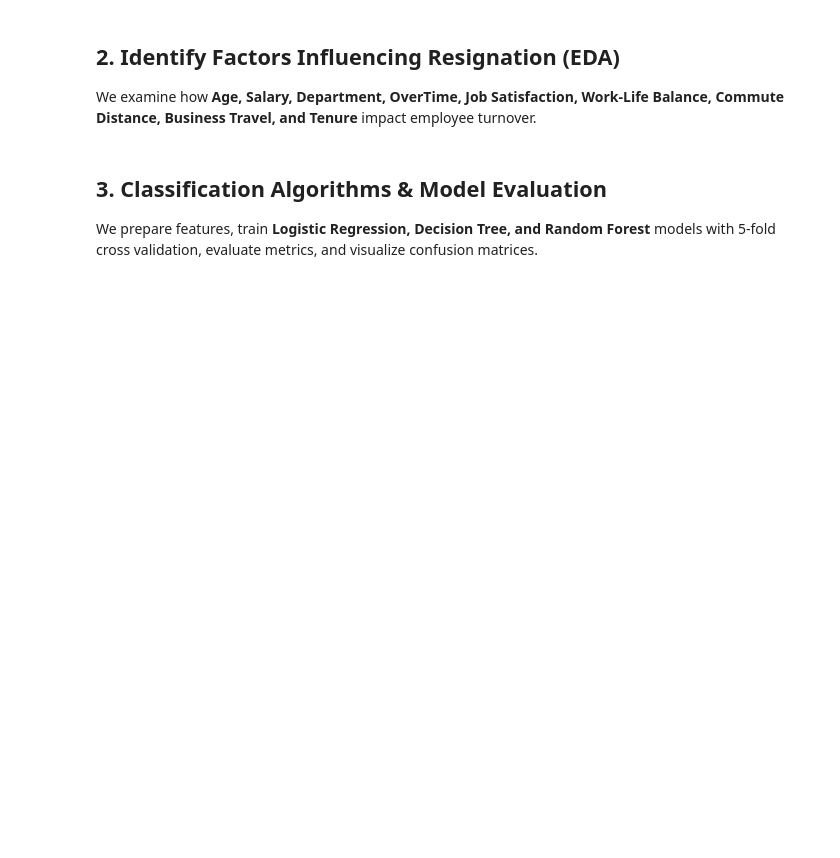
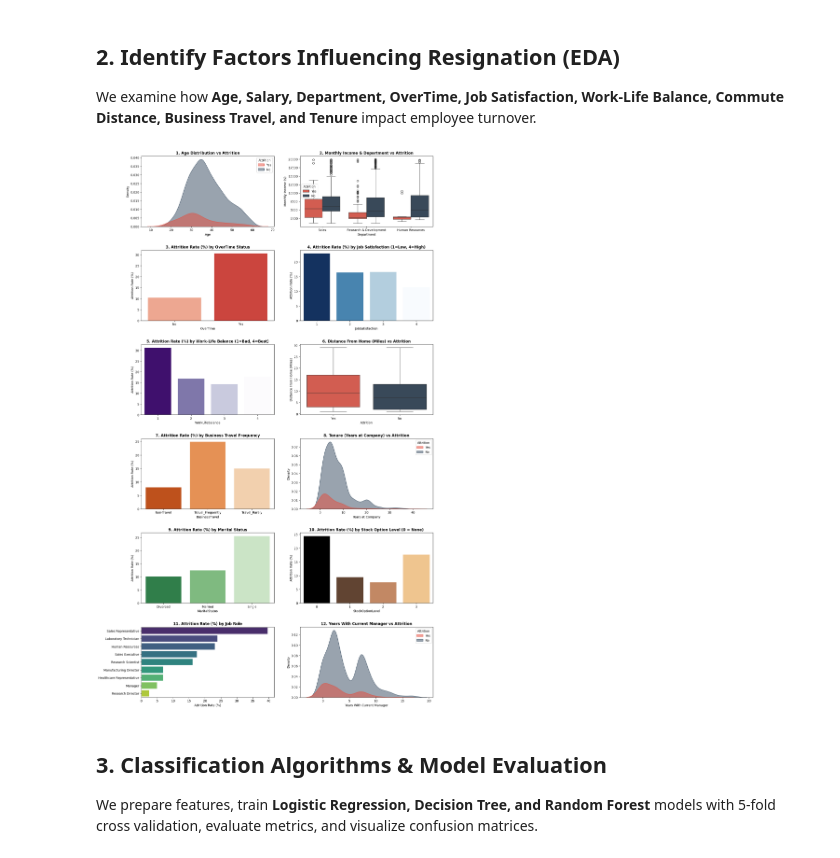
Before and after one commit to ifchandesh/employee_attrition_analysis, a Jupyter notebook: employee_attrition_analysis.ipynb, the cells around one changed output. Saved outputs shown, nothing was run; the diff lists cells and outputs as text; code cells hidden in the pictures; blank space fills up the shorter version.

```diff
--- a/employee_attrition_analysis.ipynb
+++ b/employee_attrition_analysis.ipynb
@@ -43,13 +52,13 @@ df.head()
 ## 2. Identify Factors Influencing Resignation (EDA)
 We examine how **Age, Salary, Department, OverTime, Job Satisfaction, Work-Life Balance, Commute Distance, Business Travel, and Tenure** impact employee turnover.
 # %%
-# Comprehensive EDA: Visualizing key factors driving attrition
-fig, axes = plt.subplots(4, 2, figsize=(15, 16))
+# Comprehensive EDA: Visualizing 12 key factors driving attrition
+fig, axes = plt.subplots(6, 2, figsize=(16, 26))
 palette = {'Yes': '#e74c3c', 'No': '#34495e'}
 
 # 1. Age Distribution
 sns.kdeplot(data=df, x='Age', hue='Attrition', fill=True, palette=palette, ax=axes[0, 0], alpha=0.5)
-axes[0, 0].set_title("1. Age Distribution vs Attrition (Younger employees leave more)", fontweight='bold')
+axes[0, 0].set_title("1. Age Distribution vs Attrition", fontweight='bold')
 axes[0, 0].set_xlabel("Age")
 
 # 2. Monthly Income by Department
@@ -66,38 +75,60 @@ axes[1, 0].set_ylabel("Attrition Rate (%)")
 
 # 4. Job Satisfaction Impact
 sat_pct = df.groupby('JobSatisfaction')['Attrition'].apply(lambda x: (x == 'Yes').mean() * 100).reset_index()
 sns.barplot(data=sat_pct, x='JobSatisfaction', y='Attrition', hue='JobSatisfaction', palette='Blues_r', legend=False, ax=axes[1, 1])
 axes[1, 1].set_title("4. Attrition Rate (%) by Job Satisfaction (1=Low, 4=High)", fontweight='bold')
 axes[1, 1].set_ylabel("Attrition Rate (%)")
-axes[1, 1].set_xlabel("Job Satisfaction Rating")
 
 # 5. Work-Life Balance Impact
 wlb_pct = df.groupby('WorkLifeBalance')['Attrition'].apply(lambda x: (x == 'Yes').mean() * 100).reset_index()
 sns.barplot(data=wlb_pct, x='WorkLifeBalance', y='Attrition', hue='WorkLifeBalance', palette='Purples_r', legend=False, ax=axes[2, 0])
 axes[2, 0].set_title("5. Attrition Rate (%) by Work-Life Balance (1=Bad, 4=Best)", fontweight='bold')
 axes[2, 0].set_ylabel("Attrition Rate (%)")
-axes[2, 0].set_xlabel("Work-Life Balance Rating")
 
 # 6. Distance From Home Impact
 sns.boxplot(data=df, x='Attrition', y='DistanceFromHome', hue='Attrition', palette=palette, legend=False, ax=axes[2, 1])
 axes[2, 1].set_title("6. Distance From Home (Miles) vs Attrition", fontweight='bold')
-axes[2, 1].set_xlabel("Attrition")
 axes[2, 1].set_ylabel("Distance From Home (Miles)")
 
 # 7. Business Travel Frequency
 travel_pct = df.groupby('BusinessTravel')['Attrition'].apply(lambda x: (x == 'Yes').mean() * 100).reset_index()
 sns.barplot(data=travel_pct, x='BusinessTravel', y='Attrition', hue='BusinessTravel', palette='Oranges_r', legend=False, ax=axes[3, 0])
 axes[3, 0].set_title("7. Attrition Rate (%) by Business Travel Frequency", fontweight='bold')
 axes[3, 0].set_ylabel("Attrition Rate (%)")
-axes[3, 0].set_xlabel("Travel Frequency")
 
 # 8. Tenure Distribution (Years at Company)
 sns.kdeplot(data=df, x='YearsAtCompany', hue='Attrition', fill=True, palette=palette, ax=axes[3, 1], alpha=0.5)
 axes[3, 1].set_title("8. Tenure (Years at Company) vs Attrition", fontweight='bold')
 axes[3, 1].set_xlabel("Years at Company")
 
-plt.tight_layout()
+# 9. Marital Status
+marital_pct = df.groupby('MaritalStatus')['Attrition'].apply(lambda x: (x == 'Yes').mean() * 100).reset_index()
+sns.barplot(data=marital_pct, x='MaritalStatus', y='Attrition', hue='MaritalStatus', palette='Greens_r', legend=False, ax=axes[4, 0])
+axes[4, 0].set_title("9. Attrition Rate (%) by Marital Status", fontweight='bold')
+axes[4, 0].set_ylabel("Attrition Rate (%)")
+
+# 10. Stock Option Level
+stock_pct = df.groupby('StockOptionLevel')['Attrition'].apply(lambda x: (x == 'Yes').mean() * 100).reset_index()
+sns.barplot(data=stock_pct, x='StockOptionLevel', y='Attrition', hue='StockOptionLevel', palette='copper', legend=False, ax=axes[4, 1])
+axes[4, 1].set_title("10. Attrition Rate (%) by Stock Option Level (0 = None)", fontweight='bold')
+axes[4, 1].set_ylabel("Attrition Rate (%)")
+
+# 11. Job Role (Horizontal Barplot for readability)
+role_pct = df.groupby('JobRole')['Attrition'].apply(lambda x: (x == 'Yes').mean() * 100).reset_index().sort_values('Attrition', ascending=False)
+sns.barplot(data=role_pct, y='JobRole', x='Attrition', hue='JobRole', palette='viridis', legend=False, ax=axes[5, 0])
+axes[5, 0].set_title("11. Attrition Rate (%) by Job Role", fontweight='bold')
+axes[5, 0].set_xlabel("Attrition Rate (%)")
+axes[5, 0].set_ylabel("")
+
+# 12. Years With Current Manager
+sns.kdeplot(data=df, x='YearsWithCurrManager', hue='Attrition', fill=True, palette=palette, ax=axes[5, 1], alpha=0.5)
+axes[5, 1].set_title("12. Years With Current Manager vs Attrition", fontweight='bold')
+axes[5, 1].set_xlabel("Years With Current Manager")
+
+plt.tight_layout(pad=3.0)
 plt.show()
+# %% [output]
+[figure, added]
 # %% [markdown]
 ## 3. Classification Algorithms & Model Evaluation
 We prepare features, train **Logistic Regression, Decision Tree, and Random Forest** models with 5-fold cross validation, evaluate metrics, and visualize confusion matrices.
```
Also changed, not shown: parts of 6 cells of this notebook.
